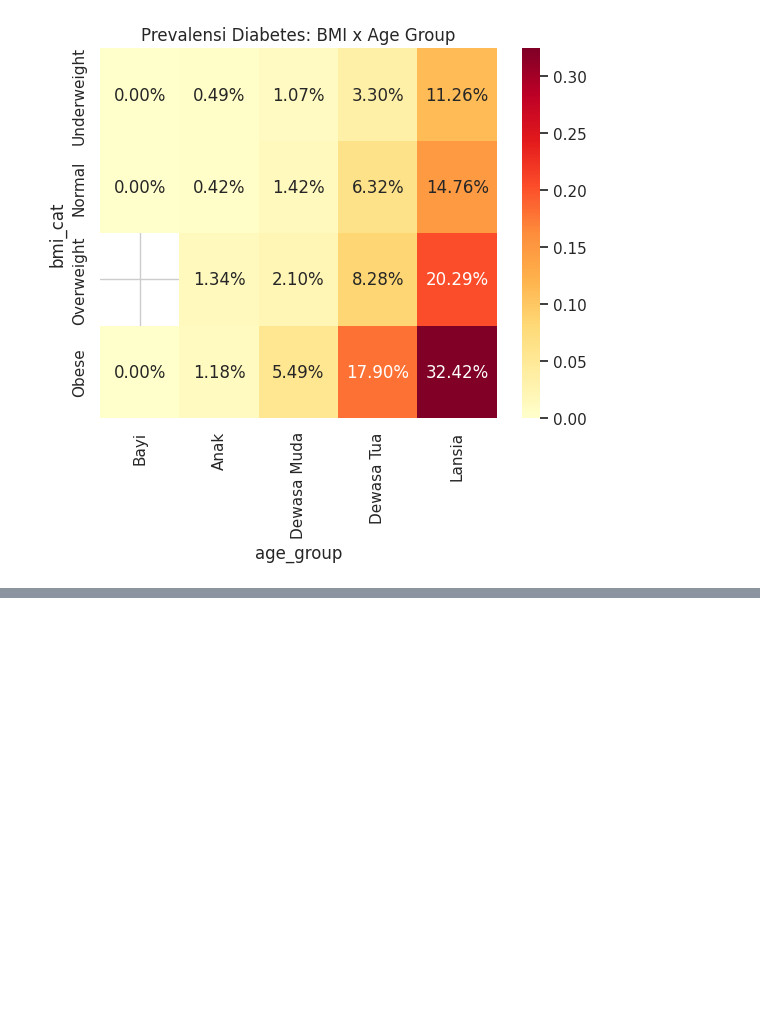
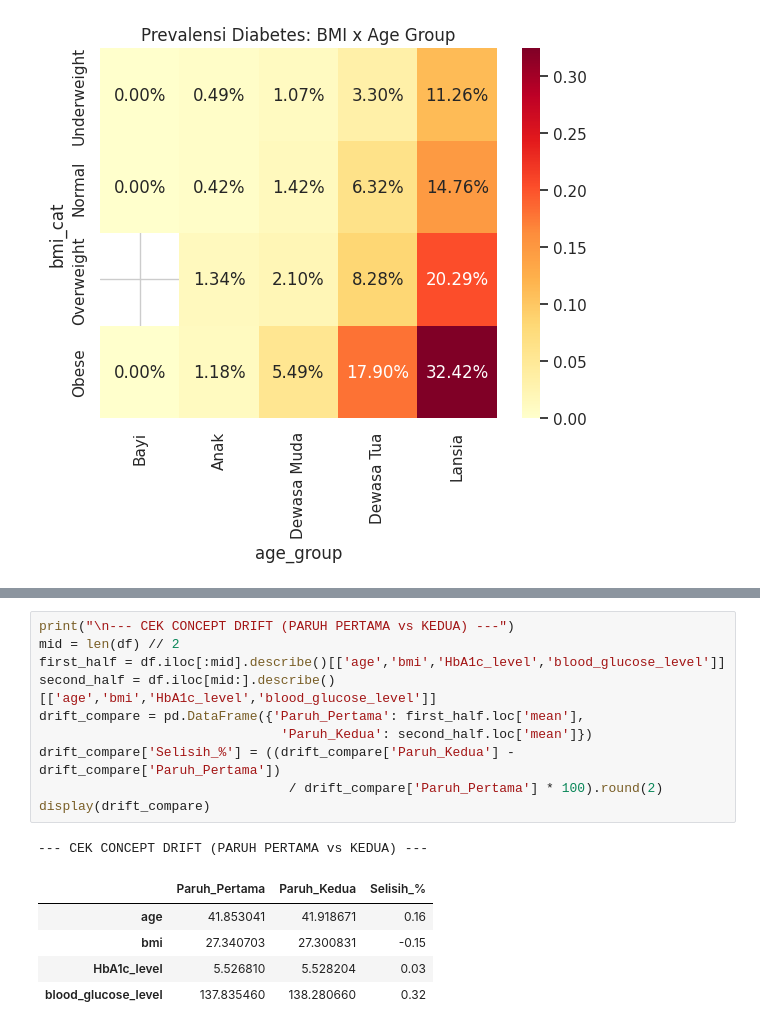
Before and after one commit to aariffaqiih/temp, a Jupyter notebook: Untitled14.ipynb, the cells around one changed output, grey strips where cells are left out. Drawn from its saved outputs; the diff is of its cells as text; blank space fills up the shorter version.

```diff
--- a/Untitled14.ipynb
+++ b/Untitled14.ipynb
@@ -351,0 +405,17 @@ plt.show()
+# %%
+print("\n--- CEK CONCEPT DRIFT (PARUH PERTAMA vs KEDUA) ---")
+mid = len(df) // 2
+first_half = df.iloc[:mid].describe()[['age','bmi','HbA1c_level','blood_glucose_level']]
+second_half = df.iloc[mid:].describe()[['age','bmi','HbA1c_level','blood_glucose_level']]
+drift_compare = pd.DataFrame({'Paruh_Pertama': first_half.loc['mean'],
+                               'Paruh_Kedua': second_half.loc['mean']})
+drift_compare['Selisih_%'] = ((drift_compare['Paruh_Kedua'] - drift_compare['Paruh_Pertama'])
+                                / drift_compare['Paruh_Pertama'] * 100).round(2)
+display(drift_compare)
+# %% [output]
+--- CEK CONCEPT DRIFT (PARUH PERTAMA vs KEDUA) ---
+|  | Paruh_Pertama | Paruh_Kedua | Selisih_% |
+| age | 41.853041 | 41.918671 | 0.16 |
+| bmi | 27.340703 | 27.300831 | -0.15 |
+| HbA1c_level | 5.526810 | 5.528204 | 0.03 |
+| blood_glucose_level | 137.835460 | 138.280660 | 0.32 |
```
Also changed, not shown: parts of 4 cells of this notebook.
